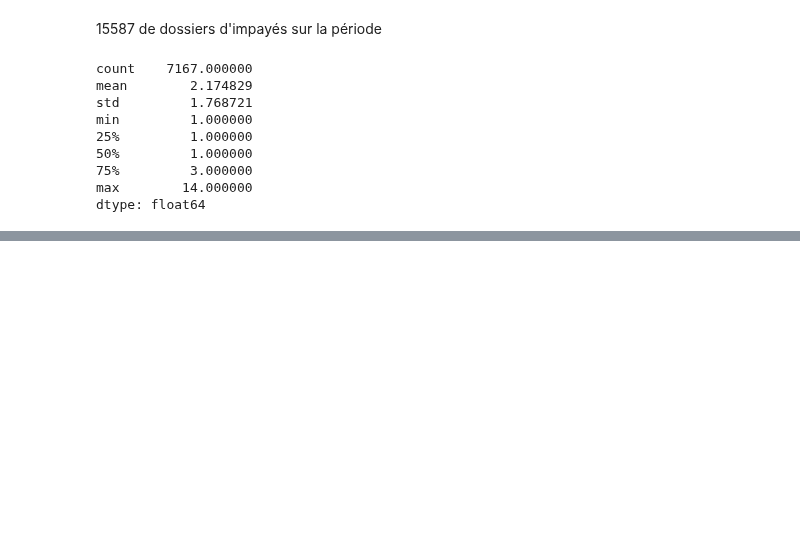
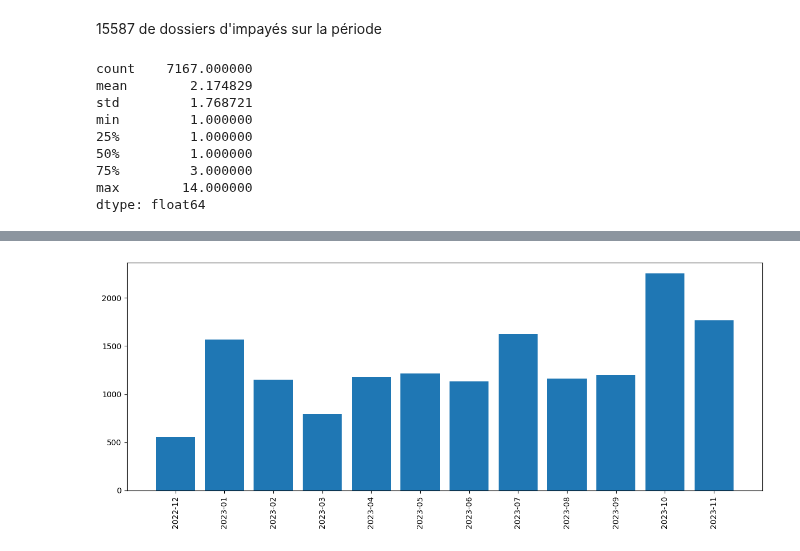
Before and after one commit to kellybourbon2/Alptis-churn-prediction, a Jupyter notebook: aggregation_impayes.ipynb, the cells around one changed output, grey strips where cells are left out. Saved outputs shown, nothing was run; the diff lists cells and outputs as text; code cells hidden in the pictures; blank space fills up the shorter version.

```diff
--- a/aggregation_impayes.ipynb
+++ b/aggregation_impayes.ipynb
@@ -61,0 +171,18 @@ dtype: float64
+# %%
+df_impayes['impaye_date_debut_action'] = pd.to_datetime(df_impayes['impaye_date_debut_action'])
+
+freq_par_mois = df_impayes.groupby(df_impayes['impaye_date_debut_action'].dt.to_period('M')).size()
+freq_par_mois = pd.DataFrame(freq_par_mois).T
+freq_par_mois.columns = freq_par_mois.columns.astype(str)
+
+freq_par_mois_T = freq_par_mois.T
+
+plt.figure(figsize=(12, 5))
+plt.bar(freq_par_mois_T.index, freq_par_mois_T[0])
+plt.xticks(rotation=90)
+plt.tight_layout()
+plt.show()
+
+freq_par_mois
+# %% [output]
+[figure, added]
```
Also changed, not shown: parts of 7 cells of this notebook.
